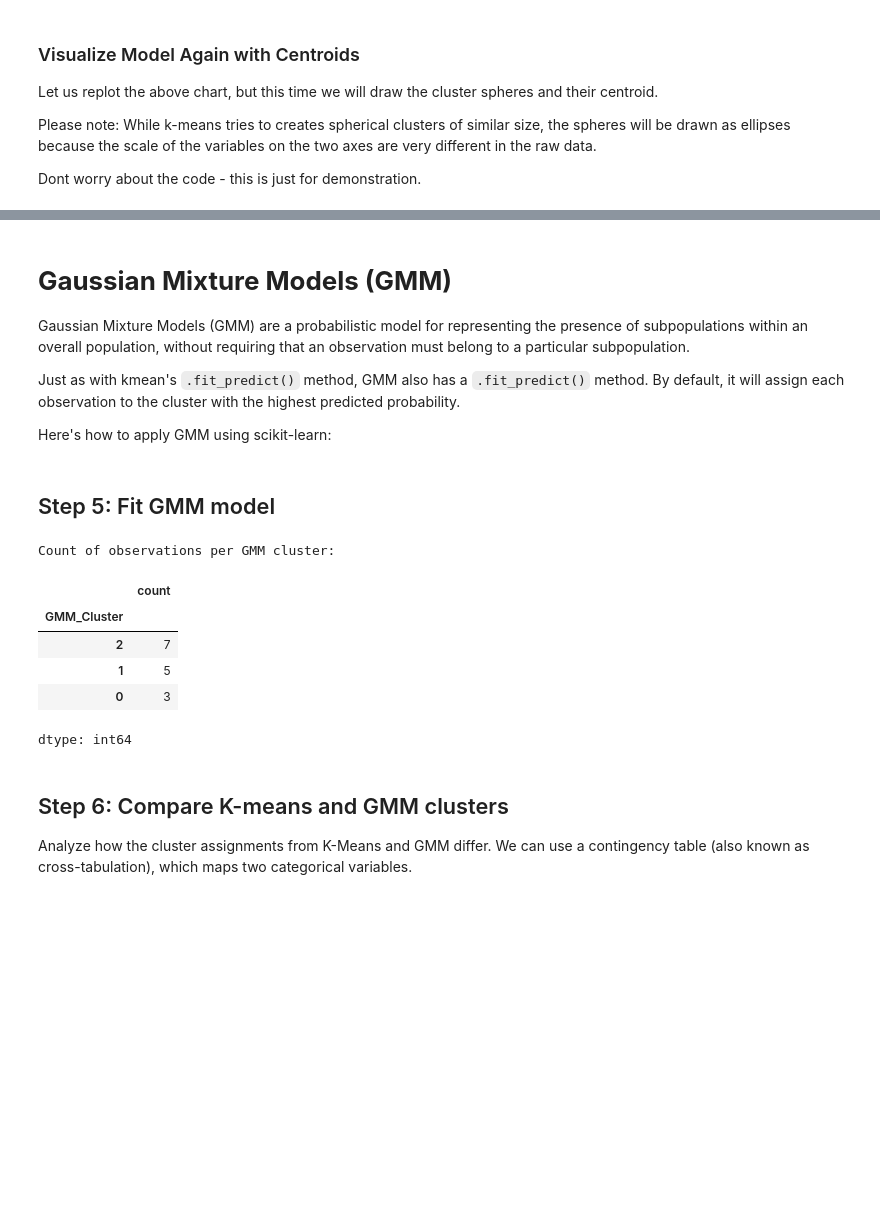
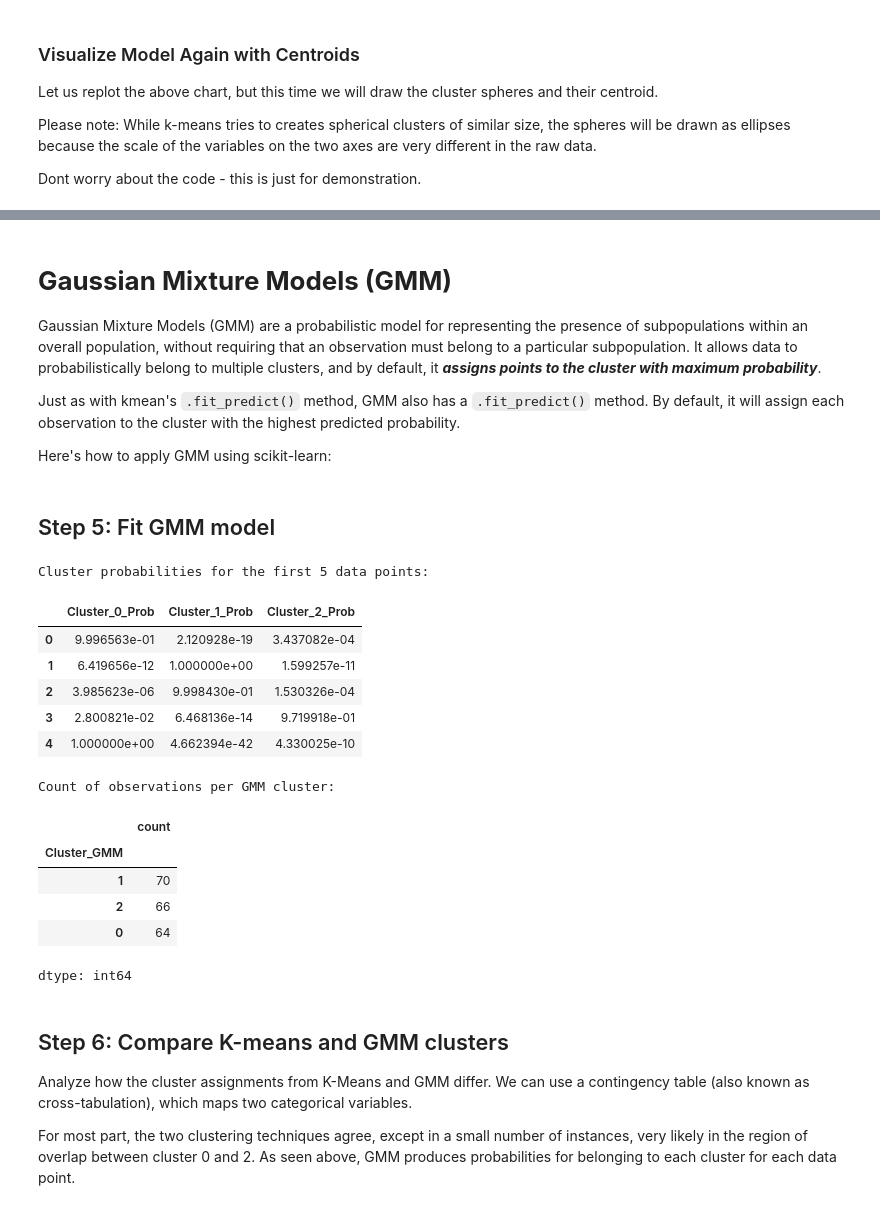
Before and after one commit to Luoxiaowanzi/IS-4487-Guide, a Jupyter notebook: Demos/demo_09_clustering.ipynb, the cells around one changed output, grey strips where cells are left out. Saved outputs shown, nothing was run; the diff lists cells and outputs as text; code cells hidden in the pictures; blank space fills up the shorter version.

```diff
--- a/Demos/demo_09_clustering.ipynb
+++ b/Demos/demo_09_clustering.ipynb
@@ -75,7 +83,7 @@ The **fit** step learns the patterns and association in data first. Then **predi
 kmeans = KMeans(n_clusters=3, random_state=42)
 
 # Fit and obtain the output of the model - group ID stored in column cluster.
-df['Cluster'] = kmeans.fit_predict(X_scaled)
+df['Cluster_kmeans'] = kmeans.fit_predict(X_scaled)
 # %% [markdown]
 ## Step 4: Visualize K-means Model
 # %%
@@ -96,9 +104,9 @@ colors = ['purple', 'green', 'orange']
 
 # plot each cluster one by one
 plt.figure(figsize=(8,5))
-for i, cluster in enumerate(df['Cluster'].unique()):
-    subset = df[df['Cluster'] == cluster]
-    plt.scatter(subset['Annual Income (k$)'], subset['Visits'], s=subset['Spending'], color=colors[i], label=f'Cluster {cluster}')
+for i, cluster in enumerate(df['Cluster_kmeans'].unique()):
+    subset = df[df['Cluster_kmeans'] == cluster]
+    plt.scatter(subset['Annual Income (k$)'], subset['Visits'], s = subset['Spending'], color=colors[i], label=f'Cluster {cluster}')
 
 plt.xlabel('Annual Income')
 plt.ylabel('Visits')
@@ -129,24 +139,25 @@ import matplotlib.pyplot as plt
 
 # Plot clusters in a chart of Visits (Y) vs Annual Income (X)
 plt.figure(figsize=(8, 5))
-ax = plt.gca() # Get the current axes for adding patches
+# Get the current axes for adding patches
+ax = plt.gca()
 
 # Get the unique clusters
-unique_clusters = df['Cluster'].unique()
+unique_clusters = df['Cluster_kmeans'].unique()
 # choose colors to use for each cluster
 colors = ['purple', 'green', 'orange']
 
 
 # Plot data points with size representing spending
 for i, cluster in enumerate(unique_clusters):
-    cluster_data = df[df['Cluster'] == cluster]
-    plt.scatter(cluster_data['Annual Income (k$)'], cluster_data['Visits'], s=cluster_data['Spending'], label=f'Cluster {cluster}', color=colors[i])
+    subset = df[df['Cluster_kmeans'] == cluster]
+    plt.scatter(subset['Annual Income (k$)'], subset['Visits'], s=subset['Spending'], label=f'Cluster {cluster}', color=colors[i])
 
     # Calculate the center and standard deviation for each cluster
-    center_x = cluster_data['Annual Income (k$)'].mean()
-    center_y = cluster_data['Visits'].mean()
-    std_x = cluster_data['Annual Income (k$)'].std()
-    std_y = cluster_data['Visits'].std()
+    center_x = subset['Annual Income (k$)'].mean()
+    center_y = subset['Visits'].mean()
+    std_x = subset['Annual Income (k$)'].std()
+    std_y = subset['Visits'].std()
 
     # Create an ellipse patch representing the spread (e.g., 2 standard deviations)
     # Angle is 0 because we are not rotating based on covariance
@@ -187,7 +204,7 @@ plt.show()
 # %% [markdown]
 # **Gaussian Mixture Models (GMM)**
 
-Gaussian Mixture Models (GMM) are a probabilistic model for representing the presence of subpopulations within an overall population, without requiring that an observation must belong to a particular subpopulation.
+Gaussian Mixture Models (GMM) are a probabilistic model for representing the presence of subpopulations within an overall population, without requiring that an observation must belong to a particular subpopulation. It allows data to probabilistically belong to multiple clusters, and by default, it ***assigns points to the cluster with maximum probability***.
 
 Just as with kmean's `.fit_predict()` method, GMM also has a `.fit_predict()` method. By default, it will assign each observation to the cluster with the highest predicted probability.
 
@@ -195,28 +212,43 @@ Here's how to apply GMM using scikit-learn:
 # %% [markdown]
 ## Step 5: Fit GMM model
 # %%
-from sklearn.mixture import GaussianMixture
-
-# Initialize the GMM model - let's use 2 components (clusters) for comparison with K-Means
+# Initialize the GMM model - let's use 3 components (clusters) for comparison with K-Means
 gmm = GaussianMixture(n_components=3, random_state=42)
 
 # Fit the model to the scaled data and predict the cluster assignments
-df['GMM_Cluster'] = gmm.fit_predict(X_scaled)
+df['Cluster_GMM'] = gmm.fit_predict(X_scaled)
+
+# obtain all 3 predicted probabilities
+probabilities = gmm.predict_proba(X_scaled)
+
+# Convert probabilities to a DataFrame to use .head()
+probabilities_df = pd.DataFrame(probabilities, columns=[f'Cluster_{i}_Prob' for i in range(probabilities.shape[1])])
+print("Cluster probabilities for the first 5 data points:")
+display(probabilities_df.head(5))
 
 # Display the count of observations in each GMM cluster
 print("Count of observations per GMM cluster:")
-display(df['GMM_Cluster'].value_counts())
+display(df['Cluster_GMM'].value_counts())
 # %% [output]
-Count of observations per GMM cluster:
+Cluster probabilities for the first 5 data points:
-|  | count |
-| GMM_Cluster |  |
-| 2 | 7 |
-| 1 | 5 |
-| 0 | 3 |
+|  | Cluster_0_Prob | Cluster_1_Prob | Cluster_2_Prob |
+| 0 | 9.996563e-01 | 2.120928e-19 | 3.437082e-04 |
+| 1 | 6.419656e-12 | 1.000000e+00 | 1.599257e-11 |
+| 2 | 3.985623e-06 | 9.998430e-01 | 1.530326e-04 |
+| 3 | 2.800821e-02 | 6.468136e-14 | 9.719918e-01 |
+| 4 | 1.000000e+00 | 4.662394e-42 | 4.330025e-10 |
-dtype: int64
+Count of observations per GMM cluster:
+|  | count |
+| Cluster_GMM |  |
+| 1 | 70 |
+| 2 | 66 |
+| 0 | 64 |
+dtype: int64
 # %% [markdown]
 ## Step 6: Compare K-means and GMM clusters
 
 Analyze how the cluster assignments from K-Means and GMM differ. We can use a contingency table (also known as cross-tabulation), which maps two categorical variables.
+
+For most part, the two clustering techniques agree, except in a small number of instances, very likely in the region of overlap between cluster 0 and 2. As seen above, GMM produces probabilities for belonging to each cluster for each data point.
 # %%
 # Create a contingency table to compare K-Means and GMM cluster assignments
```
Also changed, not shown: parts of 16 cells of this notebook.
